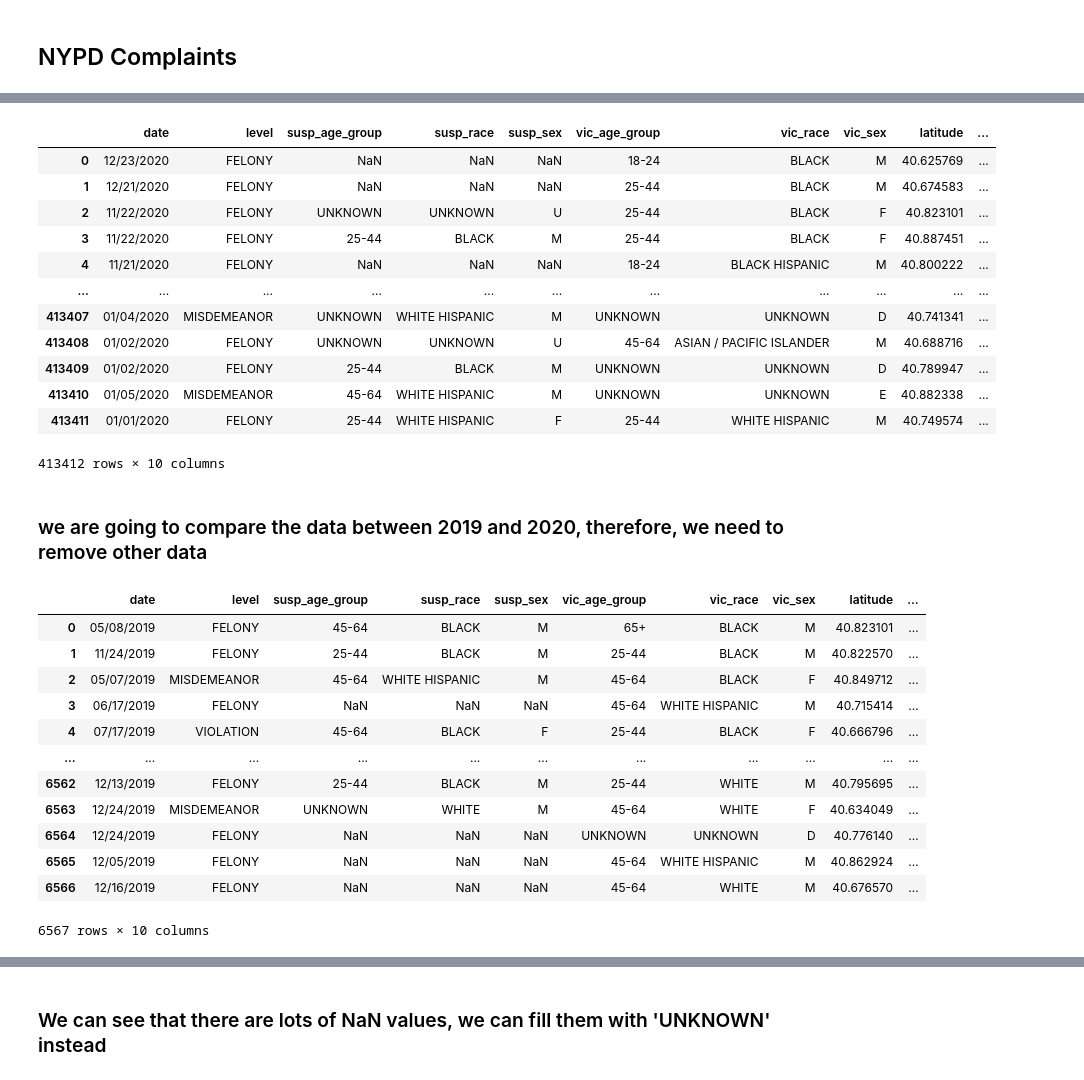
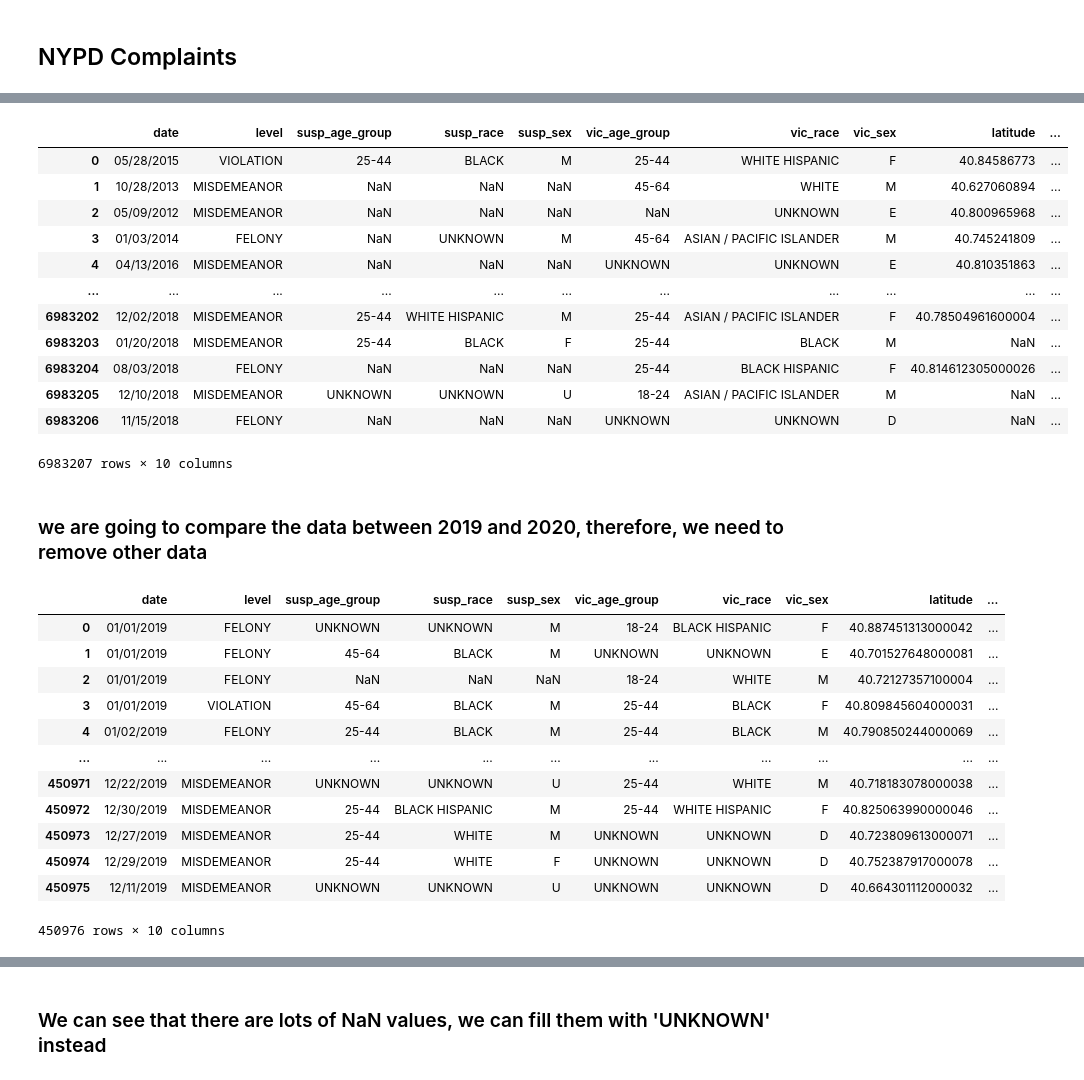
Before and after one commit to chengzegang/Relationship-between-Covid-19-and-Unlawful-Incidents-in-New-York-City, a Jupyter notebook: cleaning_nypd_complaints.ipynb, the cells around one changed output, grey strips where cells are left out. Saved outputs shown, nothing was run; the diff lists cells and outputs as text; code cells hidden in the pictures.

```diff
--- a/cleaning_nypd_complaints.ipynb
+++ b/cleaning_nypd_complaints.ipynb
@@ -24,0 +13,7 @@ nypd_complaint.head()
+# %%
+nypd_complaint = pd.read_csv('data/NYPD_Complaint_Data.csv', dtype=str)
+
+# Historic data is oversize that cannot be uploaded with Git Large file System, please download the data from:
+# https://data.cityofnewyork.us/Public-Safety/NYPD-Complaint-Data-Historic/qgea-i56i
+nypd_complaint_h = pd.read_csv('data/NYPD_Complaint_Data_Historic.csv', dtype=str)
+nypd_complaint_h.head()
@@ -25,40 +28,46 @@ nypd_complaint.head()
+# %%
+nypd_complaint['CMPLNT_FR_DT'] = nypd_complaint['CMPLNT_FR_DT'].fillna('NaN')
+nypd_complaint_h['CMPLNT_FR_DT'] = nypd_complaint_h['CMPLNT_FR_DT'].fillna('NaN')
 # %%
 nypd_complaint = nypd_complaint[['CMPLNT_FR_DT', 'LAW_CAT_CD','SUSP_AGE_GROUP', 'SUSP_RACE', 'SUSP_SEX', 'VIC_AGE_GROUP', 'VIC_RACE', 'VIC_SEX', 'Latitude', 'Longitude']]
 nypd_complaint = nypd_complaint.rename({'CMPLNT_FR_DT': 'date', 'LAW_CAT_CD': 'level'}, axis='columns').rename(str.lower, axis='columns')
-nypd_complaint
+
+nypd_complaint_h = nypd_complaint_h[['CMPLNT_FR_DT', 'LAW_CAT_CD','SUSP_AGE_GROUP', 'SUSP_RACE', 'SUSP_SEX', 'VIC_AGE_GROUP', 'VIC_RACE', 'VIC_SEX', 'Latitude', 'Longitude']]
+nypd_complaint_h = nypd_complaint_h.rename({'CMPLNT_FR_DT': 'date', 'LAW_CAT_CD': 'level'}, axis='columns').rename(str.lower, axis='columns')
+nypd_complaint_h
 # %% [output]
 |  | date | level | susp_age_group | susp_race | susp_sex | vic_age_group | vic_race | vic_sex | latitude | ... |
-| 0 | 12/23/2020 | FELONY | NaN | NaN | NaN | 18-24 | BLACK | M | 40.625769 | ... |
-| 1 | 12/21/2020 | FELONY | NaN | NaN | NaN | 25-44 | BLACK | M | 40.674583 | ... |
-| 2 | 11/22/2020 | FELONY | UNKNOWN | UNKNOWN | U | 25-44 | BLACK | F | 40.823101 | ... |
-| 3 | 11/22/2020 | FELONY | 25-44 | BLACK | M | 25-44 | BLACK | F | 40.887451 | ... |
-| 4 | 11/21/2020 | FELONY | NaN | NaN | NaN | 18-24 | BLACK HISPANIC | M | 40.800222 | ... |
+| 0 | 05/28/2015 | VIOLATION | 25-44 | BLACK | M | 25-44 | WHITE HISPANIC | F | 40.84586773 | ... |
+| 1 | 10/28/2013 | MISDEMEANOR | NaN | NaN | NaN | 45-64 | WHITE | M | 40.627060894 | ... |
+| 2 | 05/09/2012 | MISDEMEANOR | NaN | NaN | NaN | NaN | UNKNOWN | E | 40.800965968 | ... |
+| 3 | 01/03/2014 | FELONY | NaN | UNKNOWN | M | 45-64 | ASIAN / PACIFIC ISLANDER | M | 40.745241809 | ... |
+| 4 | 04/13/2016 | MISDEMEANOR | NaN | NaN | NaN | UNKNOWN | UNKNOWN | E | 40.810351863 | ... |
 | ... | ... | ... | ... | ... | ... | ... | ... | ... | ... | ... |
-| 413407 | 01/04/2020 | MISDEMEANOR | UNKNOWN | WHITE HISPANIC | M | UNKNOWN | UNKNOWN | D | 40.741341 | ... |
-| 413408 | 01/02/2020 | FELONY | UNKNOWN | UNKNOWN | U | 45-64 | ASIAN / PACIFIC ISLANDER | M | 40.688716 | ... |
-| 413409 | 01/02/2020 | FELONY | 25-44 | BLACK | M | UNKNOWN | UNKNOWN | D | 40.789947 | ... |
-| 413410 | 01/05/2020 | MISDEMEANOR | 45-64 | WHITE HISPANIC | M | UNKNOWN | UNKNOWN | E | 40.882338 | ... |
-| 413411 | 01/01/2020 | FELONY | 25-44 | WHITE HISPANIC | F | 25-44 | WHITE HISPANIC | M | 40.749574 | ... |
+| 6983202 | 12/02/2018 | MISDEMEANOR | 25-44 | WHITE HISPANIC | M | 25-44 | ASIAN / PACIFIC ISLANDER | F | 40.78504961600004 | ... |
+| 6983203 | 01/20/2018 | MISDEMEANOR | 25-44 | BLACK | F | 25-44 | BLACK | M | NaN | ... |
+| 6983204 | 08/03/2018 | FELONY | NaN | NaN | NaN | 25-44 | BLACK HISPANIC | F | 40.814612305000026 | ... |
+| 6983205 | 12/10/2018 | MISDEMEANOR | UNKNOWN | UNKNOWN | U | 18-24 | ASIAN / PACIFIC ISLANDER | M | NaN | ... |
+| 6983206 | 11/15/2018 | FELONY | NaN | NaN | NaN | UNKNOWN | UNKNOWN | D | NaN | ... |
-413412 rows × 10 columns
+6983207 rows × 10 columns
 # %% [markdown]
 ### we are going to compare the data between 2019 and 2020, therefore, we need to remove other data
 # %%
-nypd_complaint_2019 = nypd_complaint[nypd_complaint['date'].str.contains('2019')].reset_index(drop=True)
+nypd_complaint_2019 = nypd_complaint_h[nypd_complaint_h['date'].str.contains('2019')].reset_index(drop=True)
 nypd_complaint_2019
 # %% [output]
 |  | date | level | susp_age_group | susp_race | susp_sex | vic_age_group | vic_race | vic_sex | latitude | ... |
-| 0 | 05/08/2019 | FELONY | 45-64 | BLACK | M | 65+ | BLACK | M | 40.823101 | ... |
-| 1 | 11/24/2019 | FELONY | 25-44 | BLACK | M | 25-44 | BLACK | M | 40.822570 | ... |
-| 2 | 05/07/2019 | MISDEMEANOR | 45-64 | WHITE HISPANIC | M | 45-64 | BLACK | F | 40.849712 | ... |
-| 3 | 06/17/2019 | FELONY | NaN | NaN | NaN | 45-64 | WHITE HISPANIC | M | 40.715414 | ... |
-| 4 | 07/17/2019 | VIOLATION | 45-64 | BLACK | F | 25-44 | BLACK | F | 40.666796 | ... |
+| 0 | 01/01/2019 | FELONY | UNKNOWN | UNKNOWN | M | 18-24 | BLACK HISPANIC | F | 40.887451313000042 | ... |
+| 1 | 01/01/2019 | FELONY | 45-64 | BLACK | M | UNKNOWN | UNKNOWN | E | 40.701527648000081 | ... |
+| 2 | 01/01/2019 | FELONY | NaN | NaN | NaN | 18-24 | WHITE | M | 40.72127357100004 | ... |
+| 3 | 01/01/2019 | VIOLATION | 45-64 | BLACK | M | 25-44 | BLACK | F | 40.809845604000031 | ... |
+| 4 | 01/02/2019 | FELONY | 25-44 | BLACK | M | 25-44 | BLACK | M | 40.790850244000069 | ... |
 | ... | ... | ... | ... | ... | ... | ... | ... | ... | ... | ... |
-| 6562 | 12/13/2019 | FELONY | 25-44 | BLACK | M | 25-44 | WHITE | M | 40.795695 | ... |
-| 6563 | 12/24/2019 | MISDEMEANOR | UNKNOWN | WHITE | M | 45-64 | WHITE | F | 40.634049 | ... |
-| 6564 | 12/24/2019 | FELONY | NaN | NaN | NaN | UNKNOWN | UNKNOWN | D | 40.776140 | ... |
-| 6565 | 12/05/2019 | FELONY | NaN | NaN | NaN | 45-64 | WHITE HISPANIC | M | 40.862924 | ... |
-| 6566 | 12/16/2019 | FELONY | NaN | NaN | NaN | 45-64 | WHITE | M | 40.676570 | ... |
+| 450971 | 12/22/2019 | MISDEMEANOR | UNKNOWN | UNKNOWN | U | 25-44 | WHITE | M | 40.718183078000038 | ... |
+| 450972 | 12/30/2019 | MISDEMEANOR | 25-44 | BLACK HISPANIC | M | 25-44 | WHITE HISPANIC | F | 40.825063990000046 | ... |
+| 450973 | 12/27/2019 | MISDEMEANOR | 25-44 | WHITE | M | UNKNOWN | UNKNOWN | D | 40.723809613000071 | ... |
+| 450974 | 12/29/2019 | MISDEMEANOR | 25-44 | WHITE | F | UNKNOWN | UNKNOWN | D | 40.752387917000078 | ... |
+| 450975 | 12/11/2019 | MISDEMEANOR | UNKNOWN | UNKNOWN | U | UNKNOWN | UNKNOWN | D | 40.664301112000032 | ... |
-6567 rows × 10 columns
+450976 rows × 10 columns
 # %%
 nypd_complaint_2020 = nypd_complaint[nypd_complaint['date'].str.contains('2020')].reset_index(drop=True)
 nypd_complaint_2020
```
Also changed, not shown: parts of 19 cells of this notebook, 4 other files.
